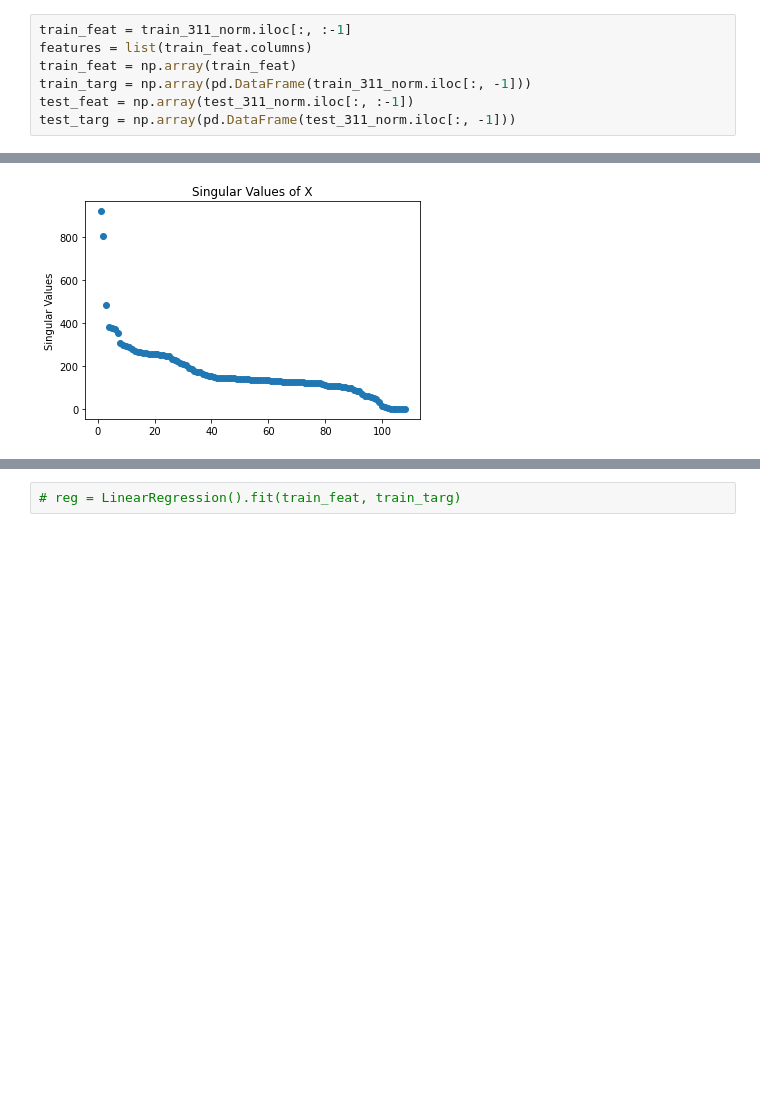
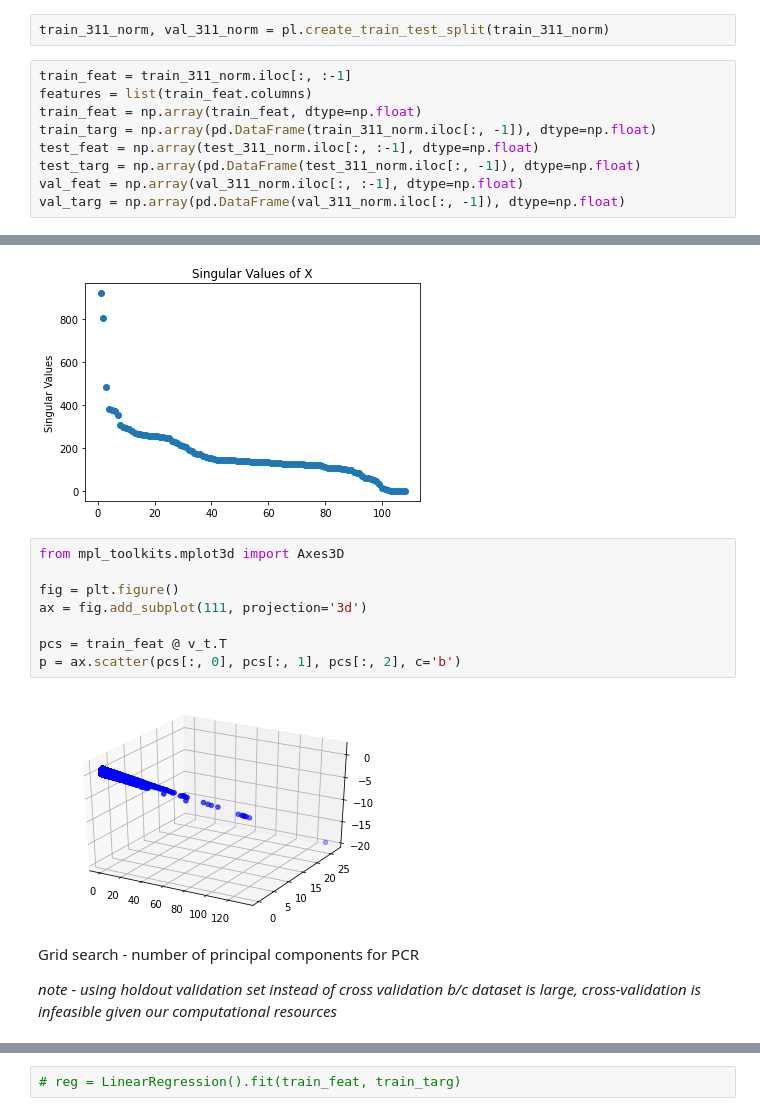
Before and after one commit to FeldmanMike/ml-chicago-311, a Jupyter notebook: notebooks/train_models.ipynb, the cells around one changed output, grey strips where cells are left out. Saved outputs shown, nothing was run; the diff lists cells and outputs as text; blank space fills up the shorter version.

```diff
--- a/notebooks/train_models.ipynb
+++ b/notebooks/train_models.ipynb
@@ -41,7 +63,11 @@ train_targ_alt = np.array(train_311.iloc[:, -1])
+# %%
+train_311_norm, val_311_norm = pl.create_train_test_split(train_311_norm)
 # %%
 train_feat = train_311_norm.iloc[:, :-1]
 features = list(train_feat.columns)
-train_feat = np.array(train_feat)
-train_targ = np.array(pd.DataFrame(train_311_norm.iloc[:, -1]))
-test_feat = np.array(test_311_norm.iloc[:, :-1])
-test_targ = np.array(pd.DataFrame(test_311_norm.iloc[:, -1]))
+train_feat = np.array(train_feat, dtype=np.float)
+train_targ = np.array(pd.DataFrame(train_311_norm.iloc[:, -1]), dtype=np.float)
+test_feat = np.array(test_311_norm.iloc[:, :-1], dtype=np.float)
+test_targ = np.array(pd.DataFrame(test_311_norm.iloc[:, -1]), dtype=np.float)
+val_feat = np.array(val_311_norm.iloc[:, :-1], dtype=np.float)
+val_targ = np.array(pd.DataFrame(val_311_norm.iloc[:, -1]), dtype=np.float)
@@ -70,3 +92,17 @@ ax1.set_ylabel('Singular Values')
 plt.show()
 # %% [output]
 [figure]
+# %%
+from mpl_toolkits.mplot3d import Axes3D
+
+fig = plt.figure()
+ax = fig.add_subplot(111, projection='3d')
+
+pcs = train_feat @ v_t.T
+p = ax.scatter(pcs[:, 0], pcs[:, 1], pcs[:, 2], c='b')
+# %% [output]
+[figure, added]
+# %% [markdown]
+Grid search - number of principal components for PCR
+
+*note - using holdout validation set instead of cross validation b/c dataset is large, cross-validation is infeasible given our computational resources*
```
Also changed, not shown: parts of 17 cells of this notebook.
